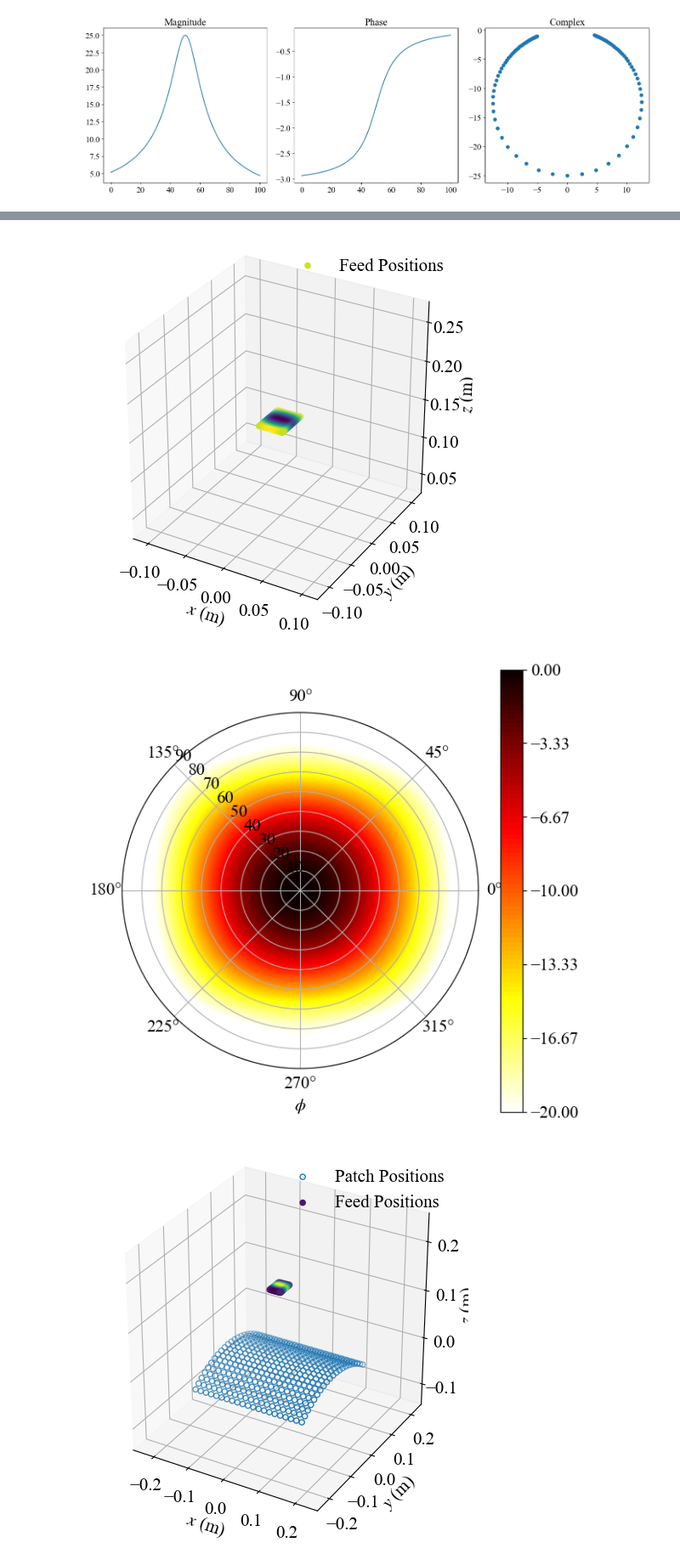
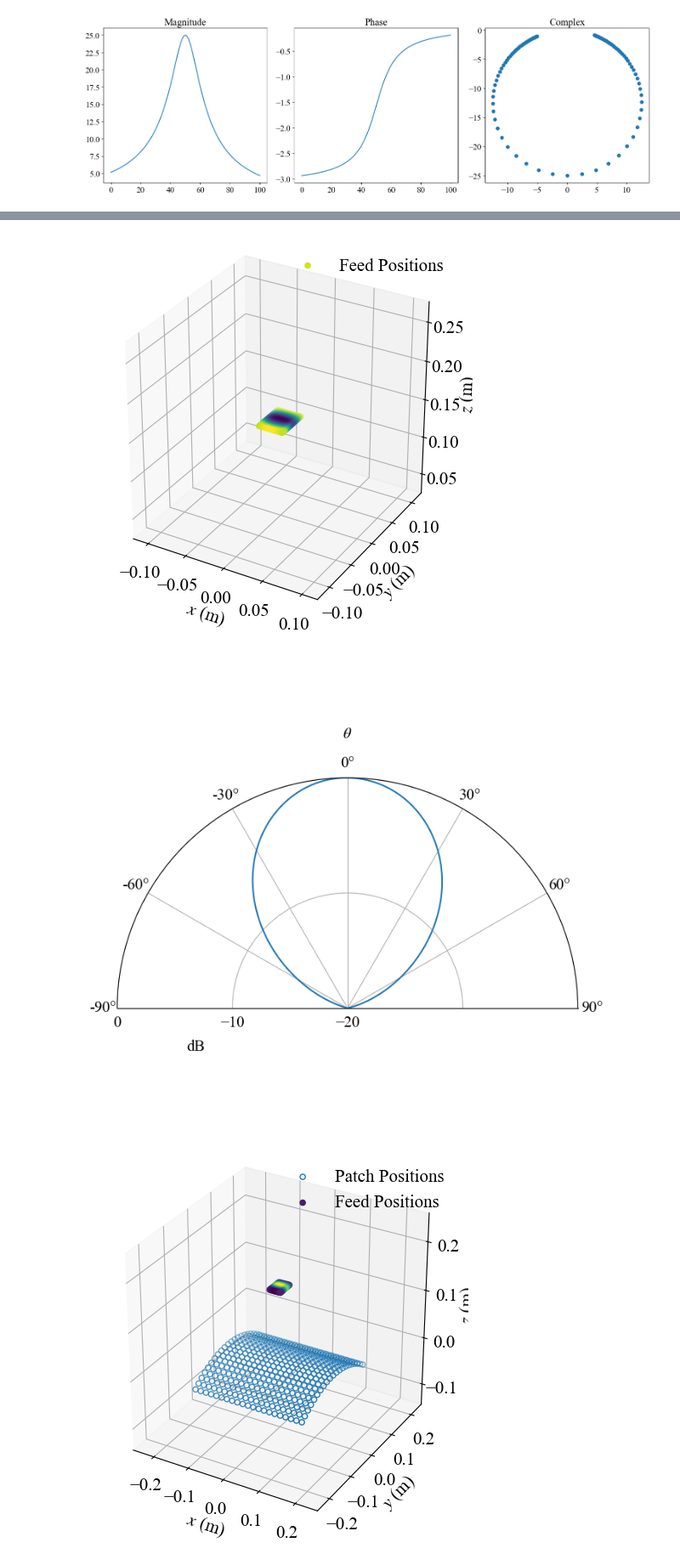
Before and after one commit to aaronvd/dipole-model-reflectarray, a Jupyter notebook: scripts/test.ipynb, the cells around one changed output, grey strips where cells are left out. Shown: that part at 85% size. Drawn from its saved outputs; the diff is of its cells as text; code cells hidden in the pictures.

```diff
--- a/scripts/test.ipynb
+++ b/scripts/test.ipynb
@@ -40,22 +39,11 @@ array.plot(ax=ax2, show_normals=True, show_lattice_vectors=True)
-# %%
-horn = PyramidalHorn(f=f, E0=1, rotation=(0, 0, 90), r_offset=(0, 0, 5*lam), gain=10)
-
-horn.plot(quiver=False, plot_type='3D', plot_value='J_m')
-
-E_int = np.sum(np.abs(horn.compute.E_ff)**2, axis=1)
-E_plot = np.reshape(E_int, (horn.compute.theta.size, horn.compute.phi.size))
-fig, ax = plt.subplots(subplot_kw=dict(projection='polar'), figsize=(7,7))
-cs = ax.contourf(horn.compute.phi, horn.compute.theta*180/np.pi, 10*np.log10(E_plot/np.amax(E_plot)),
-            np.linspace(-20, 0, 100),
-            cmap=plt.cm.hot_r)
-ax.grid(True)
-ax.set_rlabel_position(135)
-fig.colorbar(cs, ticks=np.linspace(-20, 0, 7))
-plt.xlabel('$\phi$')
-plt.show()
-# %% [output]
-[figure, removed]
-[figure, removed]
+# %%
+horn = PyramidalHorn(f=f, E0=1, rotation=(0, 0, 90), r_offset=(0, 0, 5*lam), gain=10)
+
+horn.plot(quiver=False, plot_type='3D', plot_value='J_m')
+horn.plot_fields(plot_type='1D', dB_min=-20)
+# %% [output]
+[figure, added]
+[figure, added]
 # %%
 system1 = System(array, horn)
 system1.plot()
```
Also changed, not shown: parts of 4 cells of this notebook, 3 other files.
